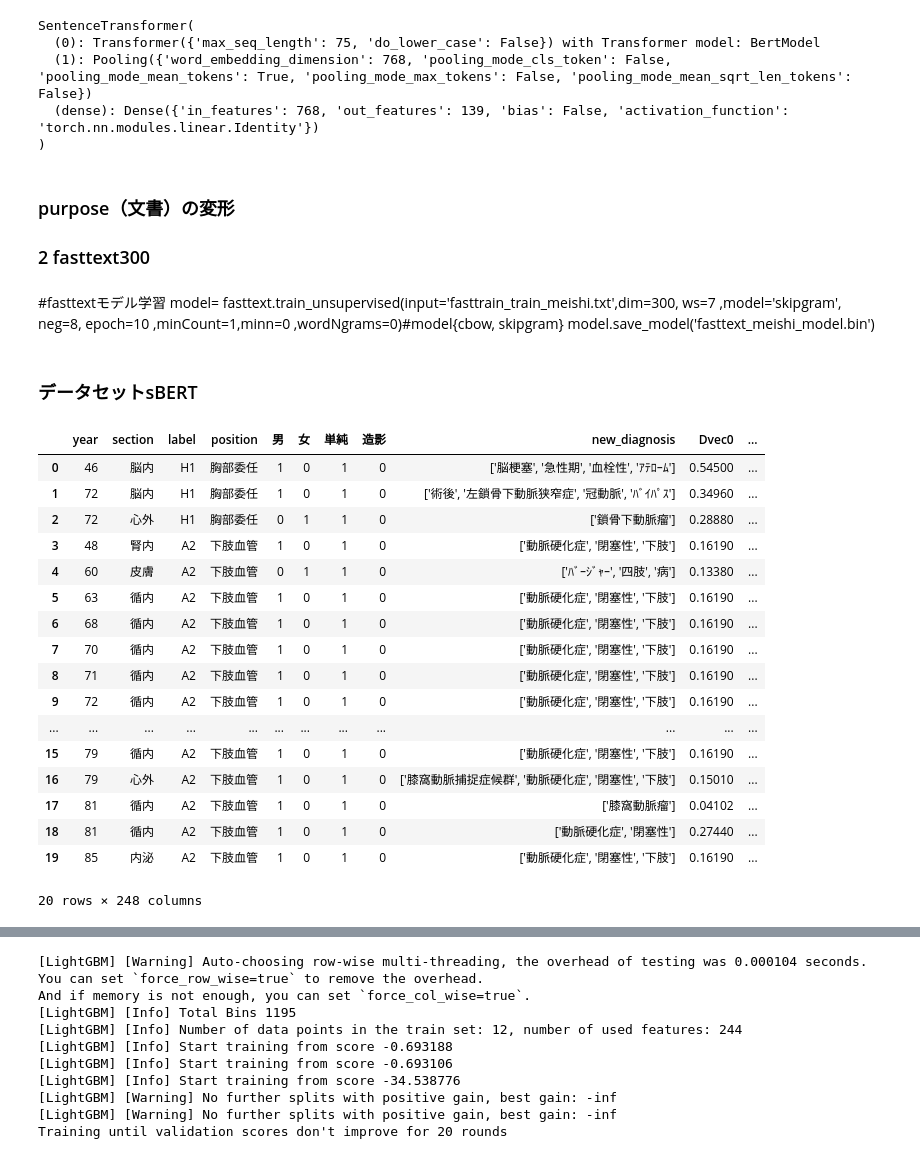
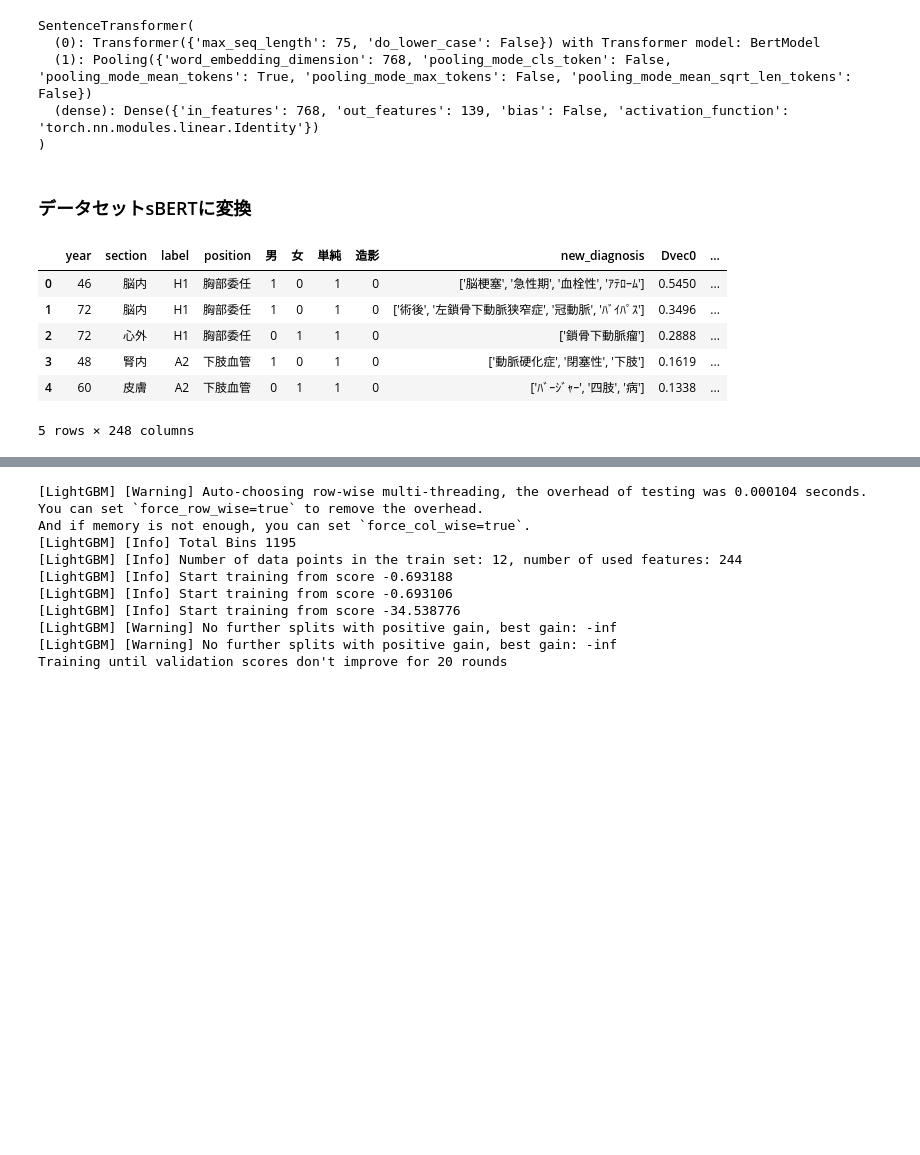
Before and after one commit to mecab-g/MRI, a Jupyter notebook: プロトコール予測/てすと.ipynb, the cells around one changed output, grey strips where cells are left out. Cells and saved outputs as stored; diff of their text form; code cells hidden in the pictures; blank space fills up the shorter version.

```diff
--- a/プロトコール予測/てすと.ipynb
+++ b/プロトコール予測/てすと.ipynb
@@ -68,16 +68,8 @@ SentenceTransformer(
 )
 # %%
 df = use_sBERT_model(df , model, 'CSVs/sBERT_data.csv')
-# %% [markdown]
-### purpose（文書）の変形
-### 2 fasttext300
-# %% [markdown]
-#fasttextモデル学習
-model= fasttext.train_unsupervised(input='fasttrain_train_meishi.txt',dim=300, ws=7 ,model='skipgram', neg=8,
-                                   epoch=10 ,minCount=1,minn=0 ,wordNgrams=0)#model{cbow, skipgram}
-model.save_model('fasttext_meishi_model.bin')
 # %% [markdown]
-### データセットsBERT
+### データセットsBERTに変換
 # %%
 df_sBERT=pd.read_csv("CSVs/sBERT_data.csv")
 #df_ft=pd.read_csv("CSVs/ft_data.csv")
@@ -86,26 +78,15 @@ df_sBERT=df_sBERT.drop(["Unnamed: 0",'Unnamed: 0.1', 'purpose', 'diagnosis',], a
 #df_ft=df_ft.drop(["Unnamed: 0", 'purpose', 'diagnosis',], axis=1)
 #pd.set_option("display.max_rows", None, "display.max_columns", None)
 # %%
-df_sBERT
+df_sBERT.head()
 # %% [output]
 |  | year | section | label | position | 男 | 女 | 単純 | 造影 | new_diagnosis | Dvec0 | ... |
-| 0 | 46 | 脳内 | H1 | 胸部委任 | 1 | 0 | 1 | 0 | ['脳梗塞', '急性期', '血栓性', 'ｱﾃﾛｰﾑ'] | 0.54500 | ... |
-| 1 | 72 | 脳内 | H1 | 胸部委任 | 1 | 0 | 1 | 0 | ['術後', '左鎖骨下動脈狭窄症', '冠動脈', 'ﾊﾞｲﾊﾟｽ'] | 0.34960 | ... |
-| 2 | 72 | 心外 | H1 | 胸部委任 | 0 | 1 | 1 | 0 | ['鎖骨下動脈瘤'] | 0.28880 | ... |
-| 3 | 48 | 腎内 | A2 | 下肢血管 | 1 | 0 | 1 | 0 | ['動脈硬化症', '閉塞性', '下肢'] | 0.16190 | ... |
-| 4 | 60 | 皮膚 | A2 | 下肢血管 | 0 | 1 | 1 | 0 | ['ﾊﾞｰｼﾞｬｰ', '四肢', '病'] | 0.13380 | ... |
-| 5 | 63 | 循内 | A2 | 下肢血管 | 1 | 0 | 1 | 0 | ['動脈硬化症', '閉塞性', '下肢'] | 0.16190 | ... |
-| 6 | 68 | 循内 | A2 | 下肢血管 | 1 | 0 | 1 | 0 | ['動脈硬化症', '閉塞性', '下肢'] | 0.16190 | ... |
-| 7 | 70 | 循内 | A2 | 下肢血管 | 1 | 0 | 1 | 0 | ['動脈硬化症', '閉塞性', '下肢'] | 0.16190 | ... |
-| 8 | 71 | 循内 | A2 | 下肢血管 | 1 | 0 | 1 | 0 | ['動脈硬化症', '閉塞性', '下肢'] | 0.16190 | ... |
-| 9 | 72 | 循内 | A2 | 下肢血管 | 1 | 0 | 1 | 0 | ['動脈硬化症', '閉塞性', '下肢'] | 0.16190 | ... |
-| ... | ... | ... | ... | ... | ... | ... | ... | ... | ... | ... | ... |
-| 15 | 79 | 循内 | A2 | 下肢血管 | 1 | 0 | 1 | 0 | ['動脈硬化症', '閉塞性', '下肢'] | 0.16190 | ... |
-| 16 | 79 | 心外 | A2 | 下肢血管 | 1 | 0 | 1 | 0 | ['膝窩動脈捕捉症候群', '動脈硬化症', '閉塞性', '下肢'] | 0.15010 | ... |
-| 17 | 81 | 循内 | A2 | 下肢血管 | 1 | 0 | 1 | 0 | ['膝窩動脈瘤'] | 0.04102 | ... |
-| 18 | 81 | 循内 | A2 | 下肢血管 | 1 | 0 | 1 | 0 | ['動脈硬化症', '閉塞性'] | 0.27440 | ... |
-| 19 | 85 | 内泌 | A2 | 下肢血管 | 1 | 0 | 1 | 0 | ['動脈硬化症', '閉塞性', '下肢'] | 0.16190 | ... |
+| 0 | 46 | 脳内 | H1 | 胸部委任 | 1 | 0 | 1 | 0 | ['脳梗塞', '急性期', '血栓性', 'ｱﾃﾛｰﾑ'] | 0.5450 | ... |
+| 1 | 72 | 脳内 | H1 | 胸部委任 | 1 | 0 | 1 | 0 | ['術後', '左鎖骨下動脈狭窄症', '冠動脈', 'ﾊﾞｲﾊﾟｽ'] | 0.3496 | ... |
+| 2 | 72 | 心外 | H1 | 胸部委任 | 0 | 1 | 1 | 0 | ['鎖骨下動脈瘤'] | 0.2888 | ... |
+| 3 | 48 | 腎内 | A2 | 下肢血管 | 1 | 0 | 1 | 0 | ['動脈硬化症', '閉塞性', '下肢'] | 0.1619 | ... |
+| 4 | 60 | 皮膚 | A2 | 下肢血管 | 0 | 1 | 1 | 0 | ['ﾊﾞｰｼﾞｬｰ', '四肢', '病'] | 0.1338 | ... |
-20 rows × 248 columns
+5 rows × 248 columns
 # %%
 X,y = label_encording(df_sBERT)
 # %%
```
Also changed, not shown: parts of 67 cells of this notebook, 5 other files.
